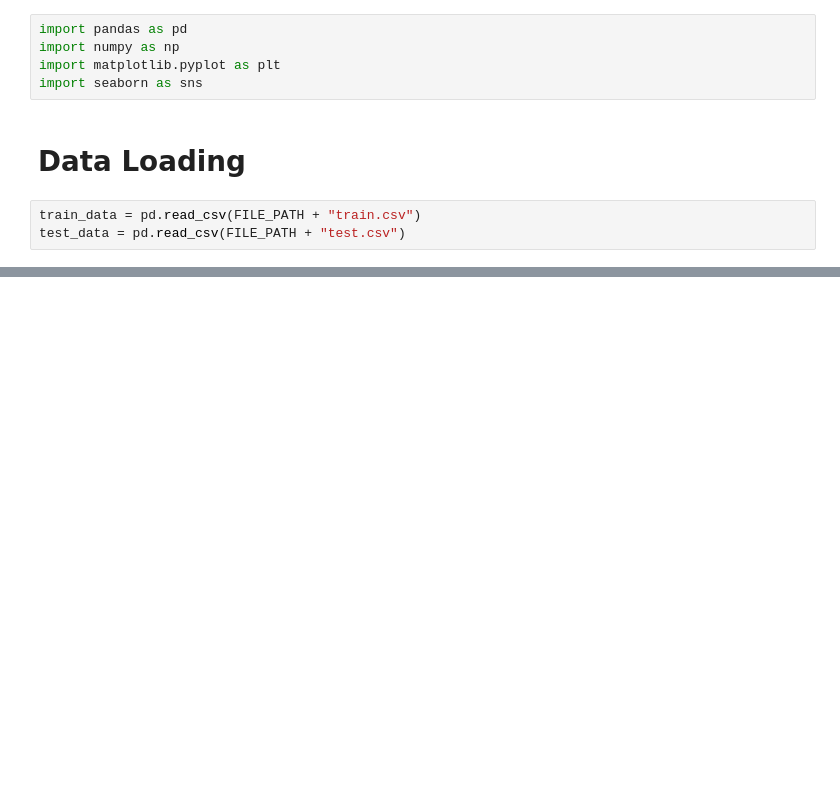
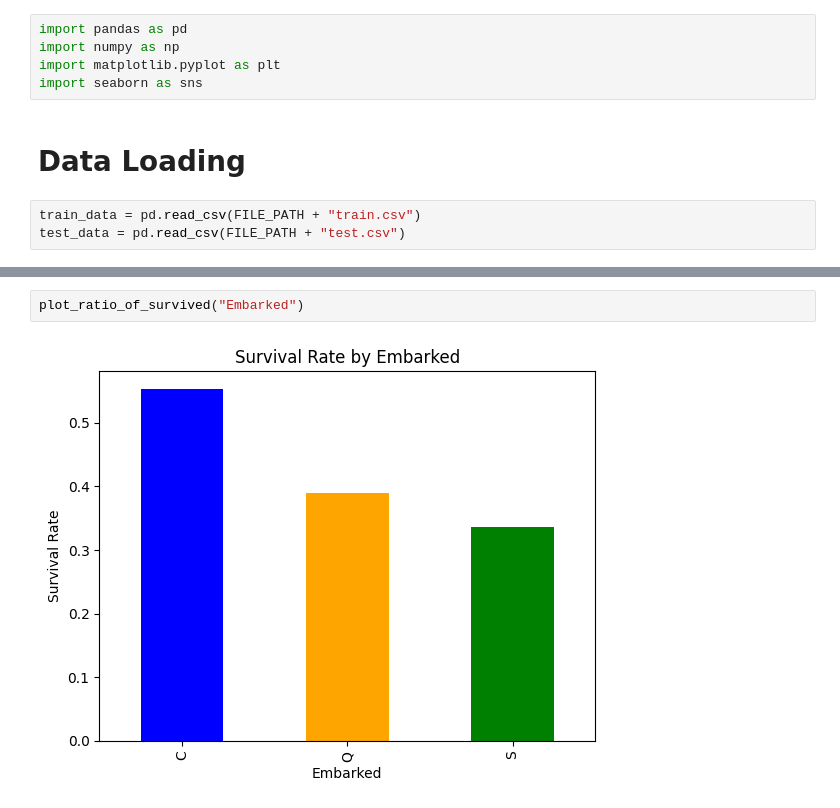
Before and after one commit to segnig/Kaggle-Competitions, a Jupyter notebook: titanic/titanic.ipynb, the cells around one changed output, grey strips where cells are left out. Cells and saved outputs as stored; diff of their text form; blank space fills up the shorter version.

```diff
--- a/titanic/titanic.ipynb
+++ b/titanic/titanic.ipynb
@@ -44,0 +48,4 @@ plt.show()
+# %%
+plot_ratio_of_survived("Embarked")
+# %% [output]
+[figure, added]
```
Also changed, not shown: parts of 4 cells of this notebook.
